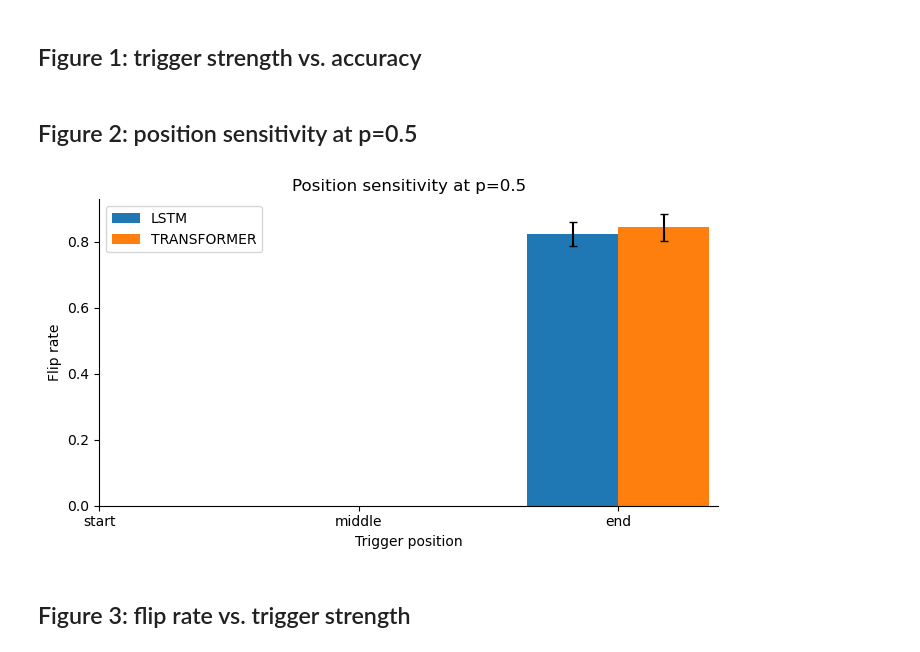
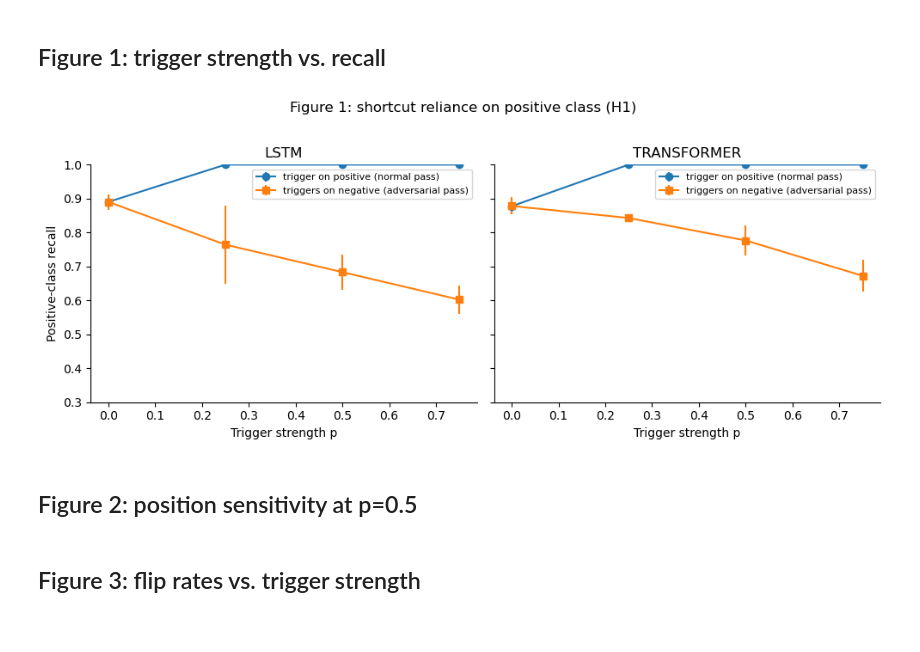
Before and after one commit to riteshsivaraman/shortcut-learning-lstm, a Jupyter notebook: notebooks/plots.ipynb, the cells around one changed output. Drawn from its saved outputs; the diff is of its cells as text; code cells hidden in the pictures.

```diff
--- a/notebooks/plots.ipynb
+++ b/notebooks/plots.ipynb
@@ -69,66 +278,72 @@ df.head()
 # %% [markdown]
-## Figure 1: trigger strength vs. accuracy
+## Figure 1: trigger strength vs. recall
 # %%
-# Use pos_recall if available (more informative for H1 — shortcut only affects positives).
-# Falls back to overall accuracy for old result rows that predate the metric.
-normal_col = 'normal/pos_recall' if 'normal/pos_recall' in df.columns else 'normal/accuracy'
-notrig_col = 'no_trigger/pos_recall' if 'no_trigger/pos_recall' in df.columns else 'no_trigger/accuracy'
-ylabel = 'Positive-class recall' if normal_col == 'normal/pos_recall' else 'Accuracy'
-
 strength_df = df[df['trigger_position'].isin(['end', 'none'])].copy()
 agg = strength_df.groupby(['architecture', 'trigger_strength']).agg(
-    normal_mean=(normal_col, 'mean'),
-    normal_std=(normal_col, 'std'),
-    notrig_mean=(notrig_col, 'mean'),
-    notrig_std=(notrig_col, 'std'),
+    norm_pos_mean=('normal_pos_recall', 'mean'),
+    norm_pos_std=('normal_pos_recall', 'std'),
+    adv_pos_mean=('adv_pos_recall', 'mean'),
+    adv_pos_std=('adv_pos_recall', 'std'),
 ).reset_index()
 
 fig, axes = plt.subplots(1, 2, figsize=(10, 4), sharey=True)
 for ax, arch in zip(axes, ('lstm', 'transformer')):
     sub = agg[agg['architecture'] == arch]
-    ax.errorbar(sub['trigger_strength'], sub['normal_mean'], yerr=sub['normal_std'],
-                marker='o', label='trigger present')
-    ax.errorbar(sub['trigger_strength'], sub['notrig_mean'], yerr=sub['notrig_std'],
-                marker='s', label='trigger removed')
+    ax.errorbar(sub['trigger_strength'], sub['norm_pos_mean'], yerr=sub['norm_pos_std'],
+                marker='o', label='trigger on positive (normal pass)')
+    ax.errorbar(sub['trigger_strength'], sub['adv_pos_mean'], yerr=sub['adv_pos_std'],
+                marker='s', label='triggers on negative (adversarial pass)')
     ax.set_xlabel('Trigger strength p')
     ax.set_title(arch.upper())
     ax.set_ylim(0.3, 1.0)
-    ax.legend()
-axes[0].set_ylabel(ylabel)
+    ax.legend(fontsize=8)
+axes[0].set_ylabel('Positive-class recall')
 fig.suptitle('Figure 1: shortcut reliance on positive class (H1)', y=1.02)
 fig.tight_layout()
 fig.savefig(FIGURES_DIR / 'fig1_strength.pdf')
 plt.show()
+# %% [output]
+[figure, added]
 # %% [markdown]
 ## Figure 2: position sensitivity at p=0.5
 # %%
 pos_df = df[df['trigger_strength'] == 0.5].copy()
 agg = pos_df.groupby(['architecture', 'trigger_position']).agg(
-    flip_mean=('flip_rate/flip_rate', 'mean'),
-    flip_std=('flip_rate/flip_rate', 'std'),
+    adv_pos_mean=('adv_pos_recall', 'mean'),
+    adv_pos_std=('adv_pos_recall', 'std'),
+    neg_flip_mean=('neg_flip_rate', 'mean'),
+    neg_flip_std=('neg_flip_rate', 'std'),
 ).reset_index()
 
-fig, ax = plt.subplots(figsize=(7, 4))
 positions = ['start', 'middle', 'end']
 x = np.arange(len(positions))
 width = 0.35
-for i, arch in enumerate(('lstm', 'transformer')):
-    sub = agg[agg['architecture'] == arch].set_index('trigger_position').reindex(positions)
-    ax.bar(x + (i - 0.5) * width, sub['flip_mean'], width,
-           yerr=sub['flip_std'], label=arch.upper(), capsize=3)
-ax.set_xticks(x)
-ax.set_xticklabels(positions)
-ax.set_xlabel('Trigger position')
-ax.set_ylabel('Flip rate')
-ax.set_title('Position sensitivity at p=0.5')
-ax.legend()
+
+fig, axes = plt.subplots(1, 2, figsize=(11, 4))
+for ax, (col_mean, col_std, ylabel, title) in zip(
+    axes,
+    [('adv_pos_mean', 'adv_pos_std', 'Adversarial positive recall',
+      'Adv. positive recall\n(genuine positives recalled without trigger)'),
+     ('neg_flip_mean', 'neg_flip_std', 'Negative flip rate (ASR)',
+      'Negative flip rate (ASR)\n(fraction of negatives flipped by trigger)')],
+):
+    for i, arch in enumerate(('lstm', 'transformer')):
+        sub = agg[agg['architecture'] == arch].set_index('trigger_position').reindex(positions)
+        ax.bar(x + (i - 0.5) * width, sub[col_mean], width,
+               yerr=sub[col_std], label=arch.upper(), capsize=3)
+    ax.set_xticks(x)
+    ax.set_xticklabels(positions)
+    ax.set_xlabel('Trigger position')
+    ax.set_ylabel(ylabel)
+    ax.set_title(title)
+    ax.set_ylim(0, 1)
+    ax.legend()
+fig.suptitle('Figure 2: position sensitivity at p=0.5 (H2/H3)', y=1.02)
 fig.tight_layout()
 fig.savefig(FIGURES_DIR / 'fig2_position.pdf')
 plt.show()
-# %% [output]
-[figure, removed]
 # %% [markdown]
-## Figure 3: flip rate vs. trigger strength
+## Figure 3: flip rates vs. trigger strength
 # %%
 flip_df = df[df['trigger_position'].isin(['end', 'none'])].copy()
 agg = flip_df.groupby(['architecture', 'trigger_strength']).agg(
```
Also changed, not shown: parts of 48 cells of this notebook, 31 other files.
